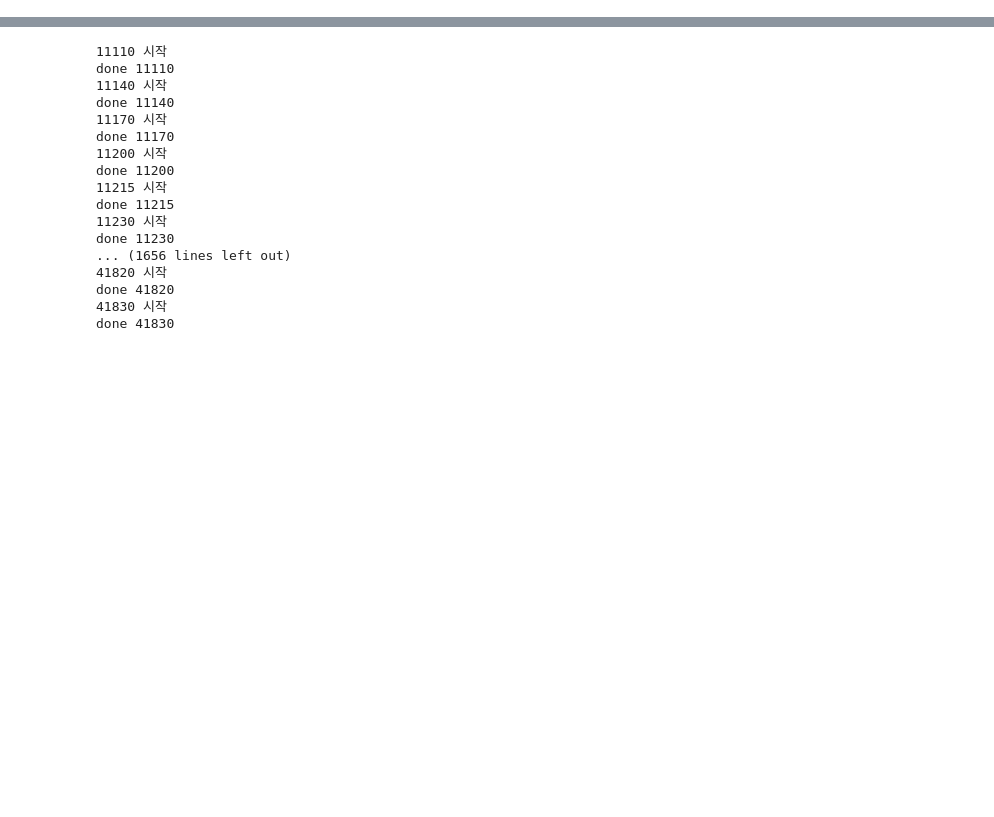
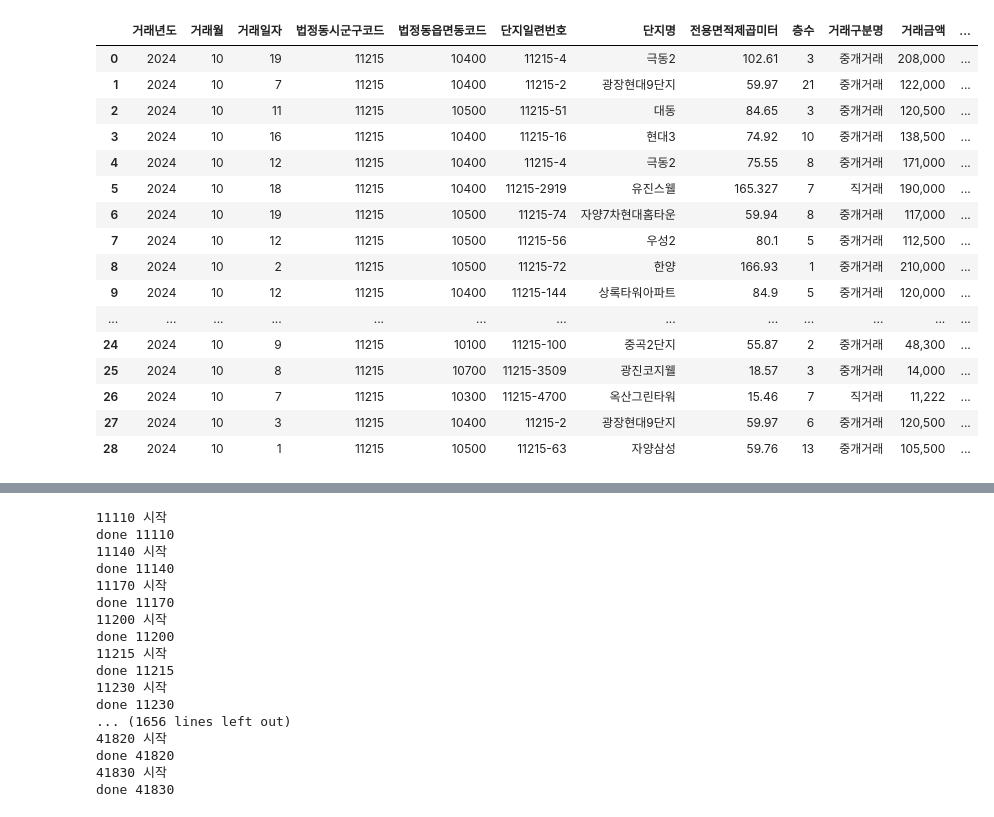
Before and after one commit to sdjhs0327/ws_prop, a Jupyter notebook: script/01_02_apt_trading_api.ipynb, the cells around one changed output, grey strips where cells are left out. Drawn from its saved outputs; the diff is of its cells as text; code cells hidden in the pictures; blank space fills up the shorter version.

```diff
--- a/script/01_02_apt_trading_api.ipynb
+++ b/script/01_02_apt_trading_api.ipynb
@@ -6,0 +62,25 @@ import xmltodict
+# %%
+module = AptTradingDataloader()
+# %%
+raw_df = module.get_apt_trading_raw('11215', '202410')
+dataset, df = module.preproc_apt_trading(raw_df)
+# %%
+df
+# %% [output]
+|  | 거래년도 | 거래월 | 거래일자 | 법정동시군구코드 | 법정동읍면동코드 | 단지일련번호 | 단지명 | 전용면적제곱미터 | 층수 | 거래구분명 | 거래금액 | ... |
+| 0 | 2024 | 10 | 19 | 11215 | 10400 | 11215-4 | 극동2 | 102.61 | 3 | 중개거래 | 208,000 | ... |
+| 1 | 2024 | 10 | 7 | 11215 | 10400 | 11215-2 | 광장현대9단지 | 59.97 | 21 | 중개거래 | 122,000 | ... |
+| 2 | 2024 | 10 | 11 | 11215 | 10500 | 11215-51 | 대동 | 84.65 | 3 | 중개거래 | 120,500 | ... |
+| 3 | 2024 | 10 | 16 | 11215 | 10400 | 11215-16 | 현대3 | 74.92 | 10 | 중개거래 | 138,500 | ... |
+| 4 | 2024 | 10 | 12 | 11215 | 10400 | 11215-4 | 극동2 | 75.55 | 8 | 중개거래 | 171,000 | ... |
+| 5 | 2024 | 10 | 18 | 11215 | 10400 | 11215-2919 | 유진스웰 | 165.327 | 7 | 직거래 | 190,000 | ... |
+| 6 | 2024 | 10 | 19 | 11215 | 10500 | 11215-74 | 자양7차현대홈타운 | 59.94 | 8 | 중개거래 | 117,000 | ... |
+| 7 | 2024 | 10 | 12 | 11215 | 10500 | 11215-56 | 우성2 | 80.1 | 5 | 중개거래 | 112,500 | ... |
+| 8 | 2024 | 10 | 2 | 11215 | 10500 | 11215-72 | 한양 | 166.93 | 1 | 중개거래 | 210,000 | ... |
+| 9 | 2024 | 10 | 12 | 11215 | 10400 | 11215-144 | 상록타워아파트 | 84.9 | 5 | 중개거래 | 120,000 | ... |
+| ... | ... | ... | ... | ... | ... | ... | ... | ... | ... | ... | ... | ... |
+| 24 | 2024 | 10 | 9 | 11215 | 10100 | 11215-100 | 중곡2단지 | 55.87 | 2 | 중개거래 | 48,300 | ... |
+| 25 | 2024 | 10 | 8 | 11215 | 10700 | 11215-3509 | 광진코지웰 | 18.57 | 3 | 중개거래 | 14,000 | ... |
+| 26 | 2024 | 10 | 7 | 11215 | 10300 | 11215-4700 | 옥산그린타워 | 15.46 | 7 | 직거래 | 11,222 | ... |
+| 27 | 2024 | 10 | 3 | 11215 | 10400 | 11215-2 | 광장현대9단지 | 59.97 | 6 | 중개거래 | 120,500 | ... |
+| 28 | 2024 | 10 | 1 | 11215 | 10500 | 11215-63 | 자양삼성 | 59.76 | 13 | 중개거래 | 105,500 | ... |
```
Also changed, not shown: parts of 10 cells of this notebook, 2 other files.
